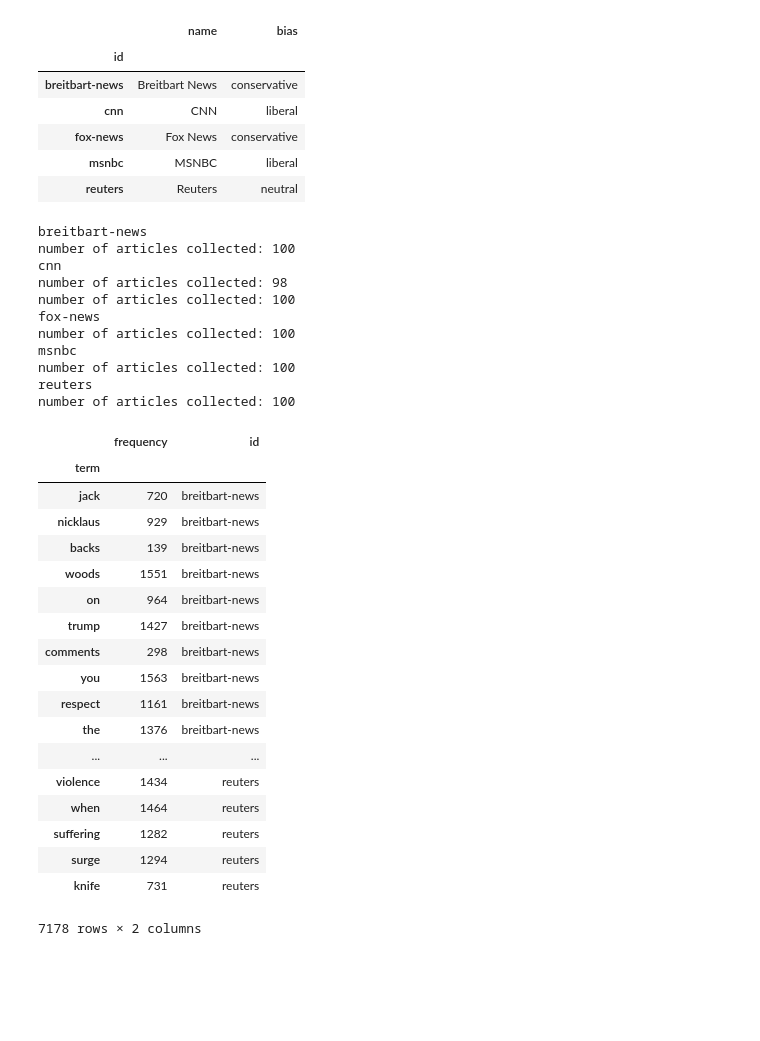
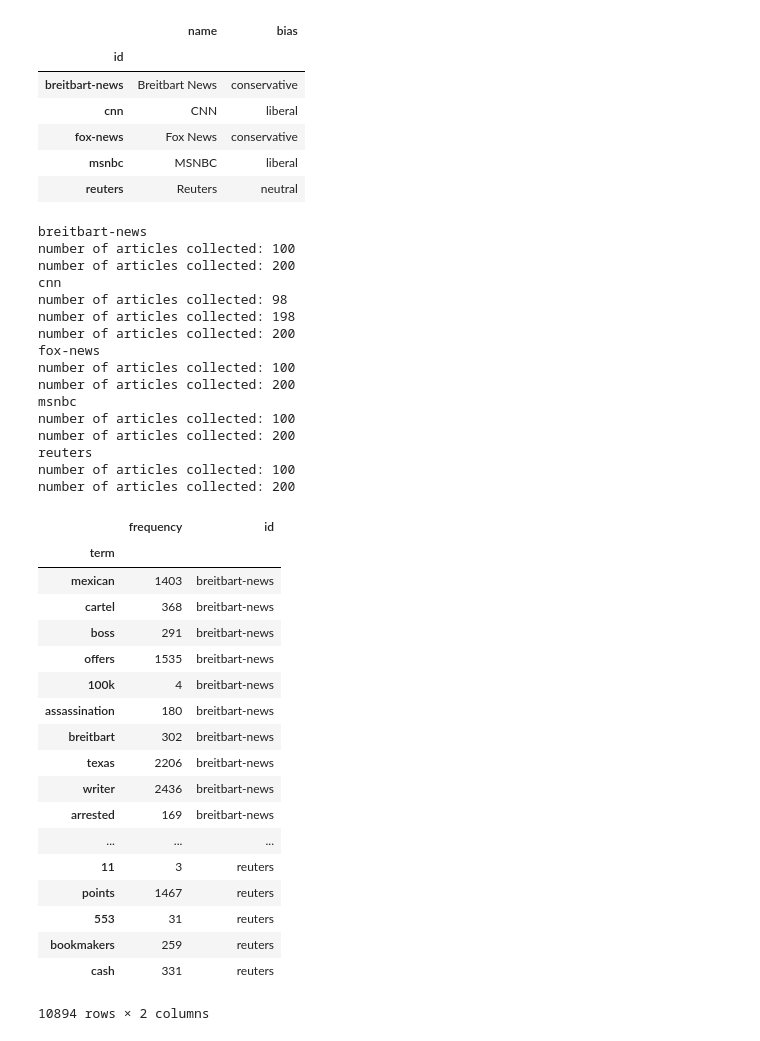
Before and after one commit to browlm13/news_source_scraping, a Jupyter notebook: news_scraper_v2.ipynb, the cells around one changed output. Drawn from its saved outputs; the diff is of its cells as text; code cells hidden in the pictures; blank space fills up the shorter version.

```diff
--- a/news_scraper_v2.ipynb
+++ b/news_scraper_v2.ipynb
@@ -277,7 +277,7 @@ from sklearn.feature_extraction.text import CountVectorizer
 selected_source_ids = list(selected_news_sources_df.index.values)
 
 # number of documents
-num_documents_per_source = 100
+num_documents_per_source = 200
 
 def scrape_from_sources_bag_of_words(api_key, selected_source_ids, num_documents_per_source):
 
@@ -291,51 +291,66 @@ def scrape_from_sources_bag_of_words(api_key, selected_source_ids, num_documents
 
         simple_article_objects = article_objects_to_single_document_strings(all_article_objects)
         source_articles = [x['article_string'] for x in simple_article_objects]
 
-        count_vect = CountVectorizer()
-        bag_words = count_vect.fit_transform(source_articles)
+        #count_vect = CountVectorizer()
+        #bag_words = count_vect.fit_transform(source_articles)
+        count_vect = CountVectorizer(input=source_articles, stop_words='english')
+        count_vect.fit_transform(source_articles)
+
 
         vocab_df = pd.DataFrame.from_dict(data=count_vect.vocabulary_, orient='index', columns=['frequency'])
         vocab_df.index.name = 'term'
         vocab_df['id'] = sid
+
+        # reset
+        #%reset_selective -f "^count_vect$"
+        #del count_vect
+        #print(count_vect.vocabulary_)
 
         frames.append(vocab_df)
 
     source_id_vocab_df = pd.concat(frames)
 
     return source_id_vocab_df
 
 
 # scrape from all selected sources and store as term frequency id in panda dataframe
-scrape_from_sources_bag_of_words(api_key, selected_source_ids, num_documents_per_source)
+sources_bag_of_words_df = scrape_from_sources_bag_of_words(api_key, selected_source_ids, num_documents_per_source)
+
+sources_bag_of_words_df
 # %% [output]
 breitbart-news
 number of articles collected: 100
+number of articles collected: 200
 cnn
 number of articles collected: 98
-number of articles collected: 100
+number of articles collected: 198
+number of articles collected: 200
 fox-news
 number of articles collected: 100
+number of articles collected: 200
 msnbc
 number of articles collected: 100
+number of articles collected: 200
 reuters
 number of articles collected: 100
+number of articles collected: 200
 |  | frequency | id |
 | term |  |  |
-| jack | 720 | breitbart-news |
-| nicklaus | 929 | breitbart-news |
-| backs | 139 | breitbart-news |
-| woods | 1551 | breitbart-news |
-| on | 964 | breitbart-news |
-| trump | 1427 | breitbart-news |
-| comments | 298 | breitbart-news |
-| you | 1563 | breitbart-news |
-| respect | 1161 | breitbart-news |
-| the | 1376 | breitbart-news |
+| mexican | 1403 | breitbart-news |
+| cartel | 368 | breitbart-news |
+| boss | 291 | breitbart-news |
+| offers | 1535 | breitbart-news |
+| 100k | 4 | breitbart-news |
+| assassination | 180 | breitbart-news |
+| breitbart | 302 | breitbart-news |
+| texas | 2206 | breitbart-news |
+| writer | 2436 | breitbart-news |
+| arrested | 169 | breitbart-news |
 | ... | ... | ... |
-| violence | 1434 | reuters |
-| when | 1464 | reuters |
-| suffering | 1282 | reuters |
-| surge | 1294 | reuters |
-| knife | 731 | reuters |
+| 11 | 3 | reuters |
+| points | 1467 | reuters |
+| 553 | 31 | reuters |
+| bookmakers | 259 | reuters |
+| cash | 331 | reuters |
-7178 rows × 2 columns
+10894 rows × 2 columns
```
Also changed, not shown: parts of 1 cell of this notebook.
